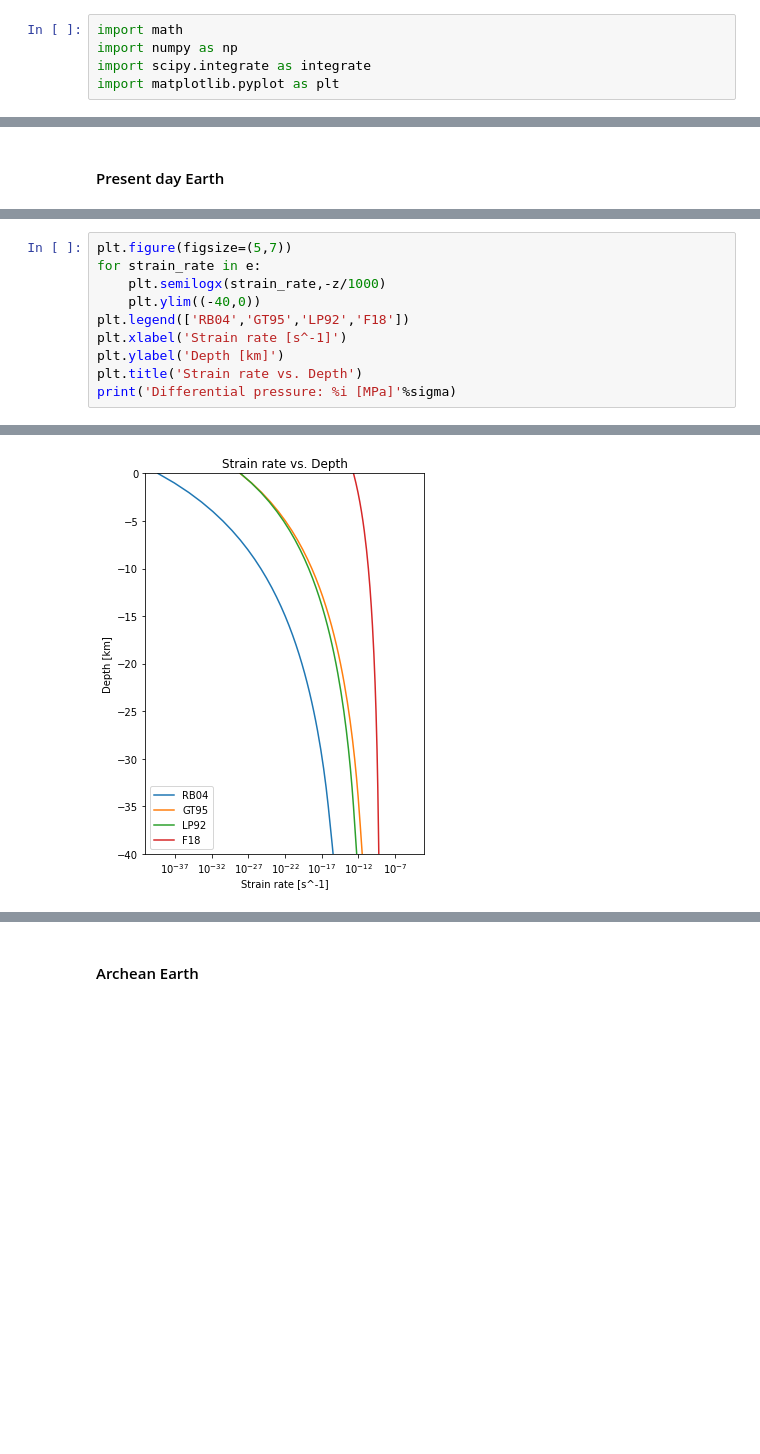
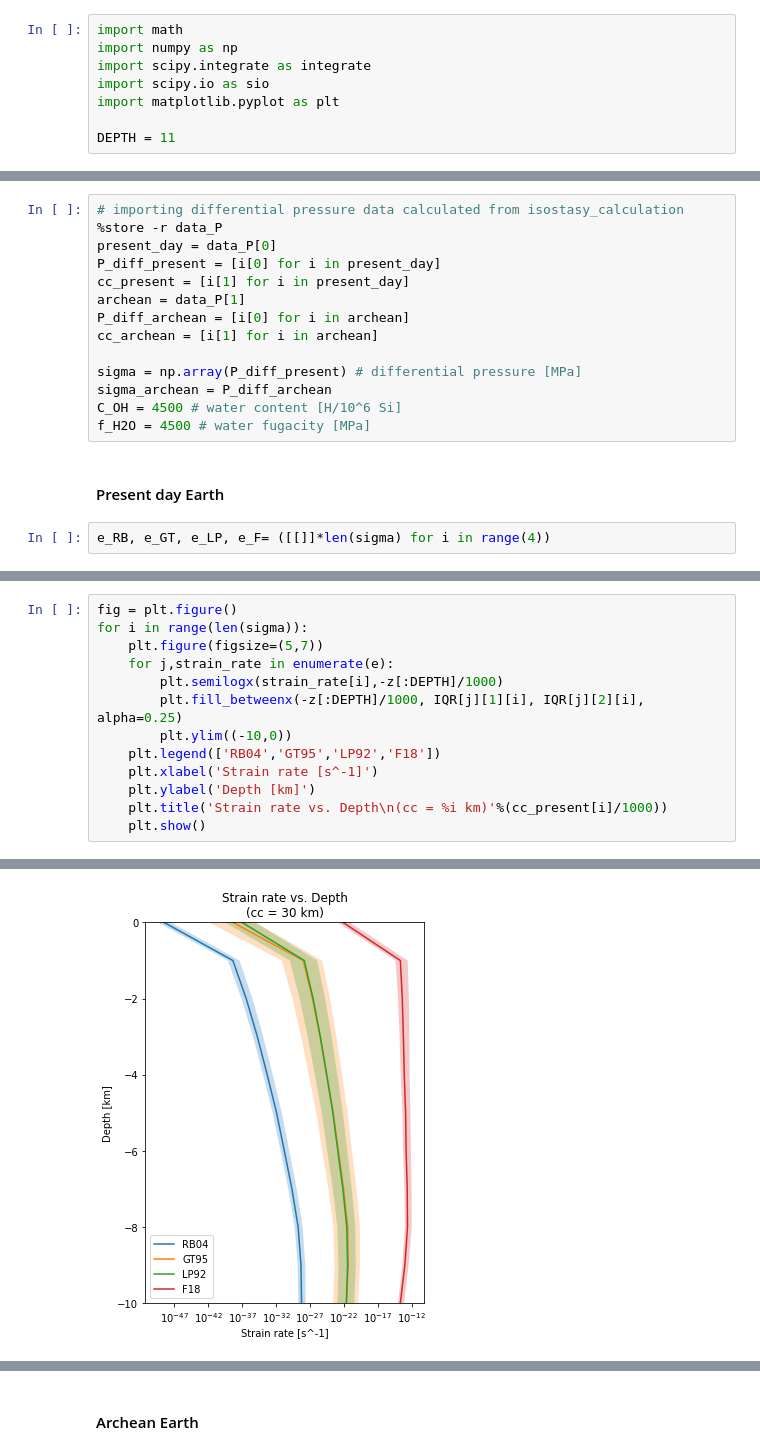
Before and after one commit to vvmai/lab_kore, a Jupyter notebook: strain_rate_predictions.ipynb, the cells around one changed output, grey strips where cells are left out. Drawn from its saved outputs; the diff is of its cells as text; blank space fills up the shorter version.

```diff
--- a/strain_rate_predictions.ipynb
+++ b/strain_rate_predictions.ipynb
@@ -2,7 +2,10 @@
 import math
 import numpy as np
 import scipy.integrate as integrate
+import scipy.io as sio
 import matplotlib.pyplot as plt
+
+DEPTH = 11
 # %% [markdown]
 ### Assumptions
 # %%
@@ -229,3 +240,19 @@ f_H2O = 4500 # water fugacity [MPa]
+# %%
+# importing differential pressure data calculated from isostasy_calculation
+%store -r data_P
+present_day = data_P[0]
+P_diff_present = [i[0] for i in present_day]
+cc_present = [i[1] for i in present_day]
+archean = data_P[1]
+P_diff_archean = [i[0] for i in archean]
+cc_archean = [i[1] for i in archean]
+
+sigma = np.array(P_diff_present) # differential pressure [MPa]
+sigma_archean = P_diff_archean
+C_OH = 4500 # water content [H/10^6 Si]
+f_H2O = 4500 # water fugacity [MPa]
 # %% [markdown]
 #### Present day Earth
+# %%
+e_RB, e_GT, e_LP, e_F= ([[]]*len(sigma) for i in range(4))
 # %%
@@ -249,11 +278,14 @@ e[3] = e_F
 # %%
-plt.figure(figsize=(5,7))
-for strain_rate in e:
-    plt.semilogx(strain_rate,-z/1000)
-    plt.ylim((-40,0))
-plt.legend(['RB04','GT95','LP92','F18'])
-plt.xlabel('Strain rate [s^-1]')
-plt.ylabel('Depth [km]')
-plt.title('Strain rate vs. Depth')
-print('Differential pressure: %i [MPa]'%sigma)
+fig = plt.figure()
+for i in range(len(sigma)):
+    plt.figure(figsize=(5,7))
+    for j,strain_rate in enumerate(e):
+        plt.semilogx(strain_rate[i],-z[:DEPTH]/1000)
+        plt.fill_betweenx(-z[:DEPTH]/1000, IQR[j][1][i], IQR[j][2][i], alpha=0.25)
+        plt.ylim((-10,0))
+    plt.legend(['RB04','GT95','LP92','F18'])
+    plt.xlabel('Strain rate [s^-1]')
+    plt.ylabel('Depth [km]')
+    plt.title('Strain rate vs. Depth\n(cc = %i km)'%(cc_present[i]/1000))
+    plt.show()
 # %% [output]
@@ -261 +293 @@ Differential pressure: 42 [MPa]
-[figure, old version]
+[figure, new version]
```
Also changed, not shown: parts of 11 cells of this notebook, 6 other files.
